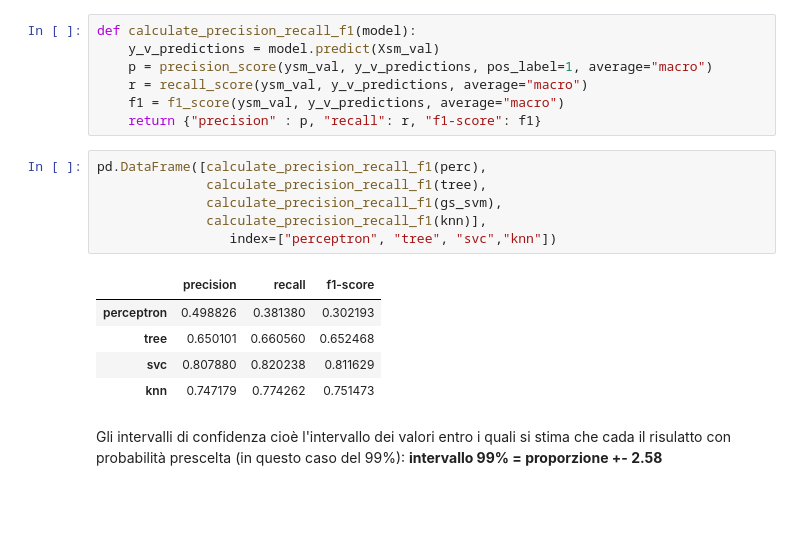
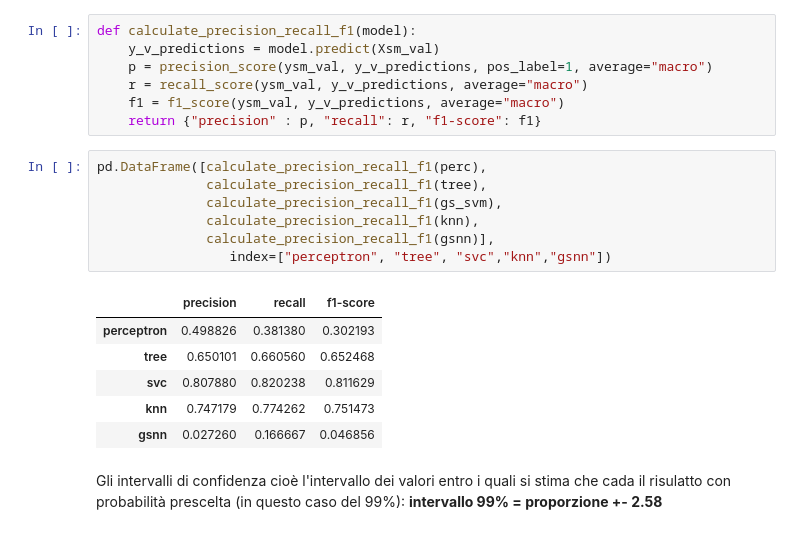
Before and after one commit to RyanPerrina/wine_classification, a Jupyter notebook: wine_classification.ipynb, the cells around one changed output. Drawn from its saved outputs; the diff is of its cells as text; blank space fills up the shorter version.

```diff
--- a/wine_classification.ipynb
+++ b/wine_classification.ipynb
@@ -626,15 +644,17 @@ def calculate_precision_recall_f1(model):
 # %%
 pd.DataFrame([calculate_precision_recall_f1(perc),
               calculate_precision_recall_f1(tree),
               calculate_precision_recall_f1(gs_svm),
-              calculate_precision_recall_f1(knn)],
-                 index=["perceptron", "tree", "svc","knn"])
+              calculate_precision_recall_f1(knn),
+              calculate_precision_recall_f1(gsnn)],
+                 index=["perceptron", "tree", "svc","knn","gsnn"])
 # %% [output]
 |  | precision | recall | f1-score |
 | perceptron | 0.498826 | 0.381380 | 0.302193 |
 | tree | 0.650101 | 0.660560 | 0.652468 |
 | svc | 0.807880 | 0.820238 | 0.811629 |
 | knn | 0.747179 | 0.774262 | 0.751473 |
+| gsnn | 0.027260 | 0.166667 | 0.046856 |
 # %% [markdown]
 Gli intervalli di confidenza cioè l'intervallo dei valori entro i quali si  stima che cada il risulatto con probabilità prescelta (in questo caso del 99%):
 **intervallo 99% = proporzione +- 2.58**
```
Also changed, not shown: parts of 5 cells of this notebook.
